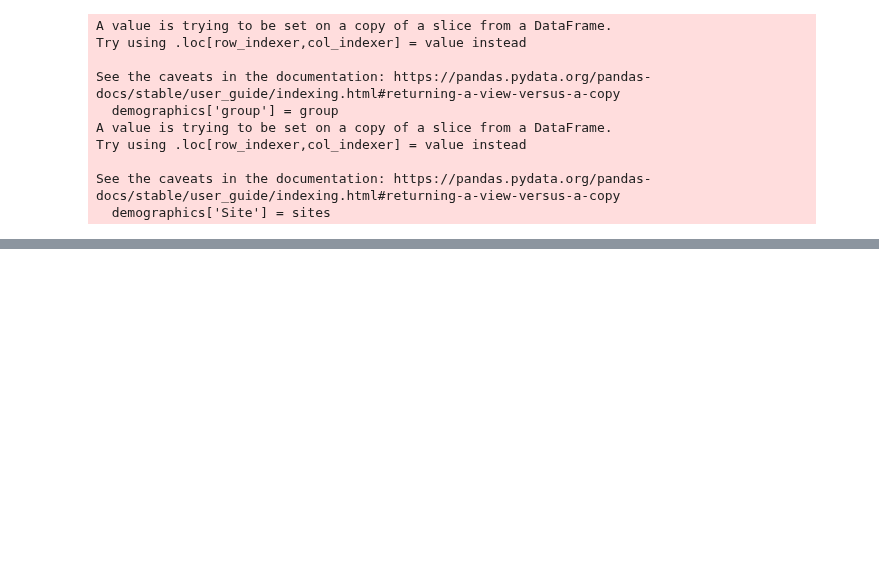
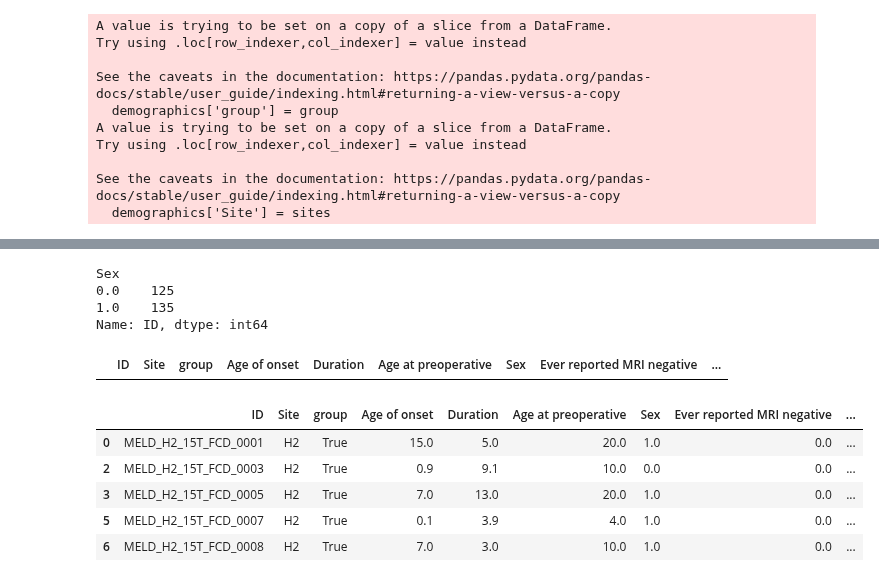
Before and after one commit to MELDProject/meld_graph, a Jupyter notebook: notebooks/demographics_table.ipynb, the cells around one changed output, grey strips where cells are left out. Cells and saved outputs as stored; diff of their text form; code cells hidden in the pictures; blank space fills up the shorter version.

```diff
--- a/notebooks/demographics_table.ipynb
+++ b/notebooks/demographics_table.ipynb
@@ -360,0 +415,20 @@ df
+# %%
+test_pat.groupby('Sex')['ID'].count()
+# %% [output]
+Sex
+0.0    125
+1.0    135
+Name: ID, dtype: int64
+# %%
+new_pat2
+# %% [output]
+|  | ID | Site | group | Age of onset | Duration | Age at preoperative | Sex | Ever reported MRI negative | ... |
+# %%
+test_pat.head()
+# %% [output]
+|  | ID | Site | group | Age of onset | Duration | Age at preoperative | Sex | Ever reported MRI negative | ... |
+| 0 | MELD_H2_15T_FCD_0001 | H2 | True | 15.0 | 5.0 | 20.0 | 1.0 | 0.0 | ... |
+| 2 | MELD_H2_15T_FCD_0003 | H2 | True | 0.9 | 9.1 | 10.0 | 0.0 | 0.0 | ... |
+| 3 | MELD_H2_15T_FCD_0005 | H2 | True | 7.0 | 13.0 | 20.0 | 1.0 | 0.0 | ... |
+| 5 | MELD_H2_15T_FCD_0007 | H2 | True | 0.1 | 3.9 | 4.0 | 1.0 | 0.0 | ... |
+| 6 | MELD_H2_15T_FCD_0008 | H2 | True | 7.0 | 3.0 | 10.0 | 1.0 | 0.0 | ... |
```
Also changed, not shown: parts of 3 cells of this notebook, 3 other files.
